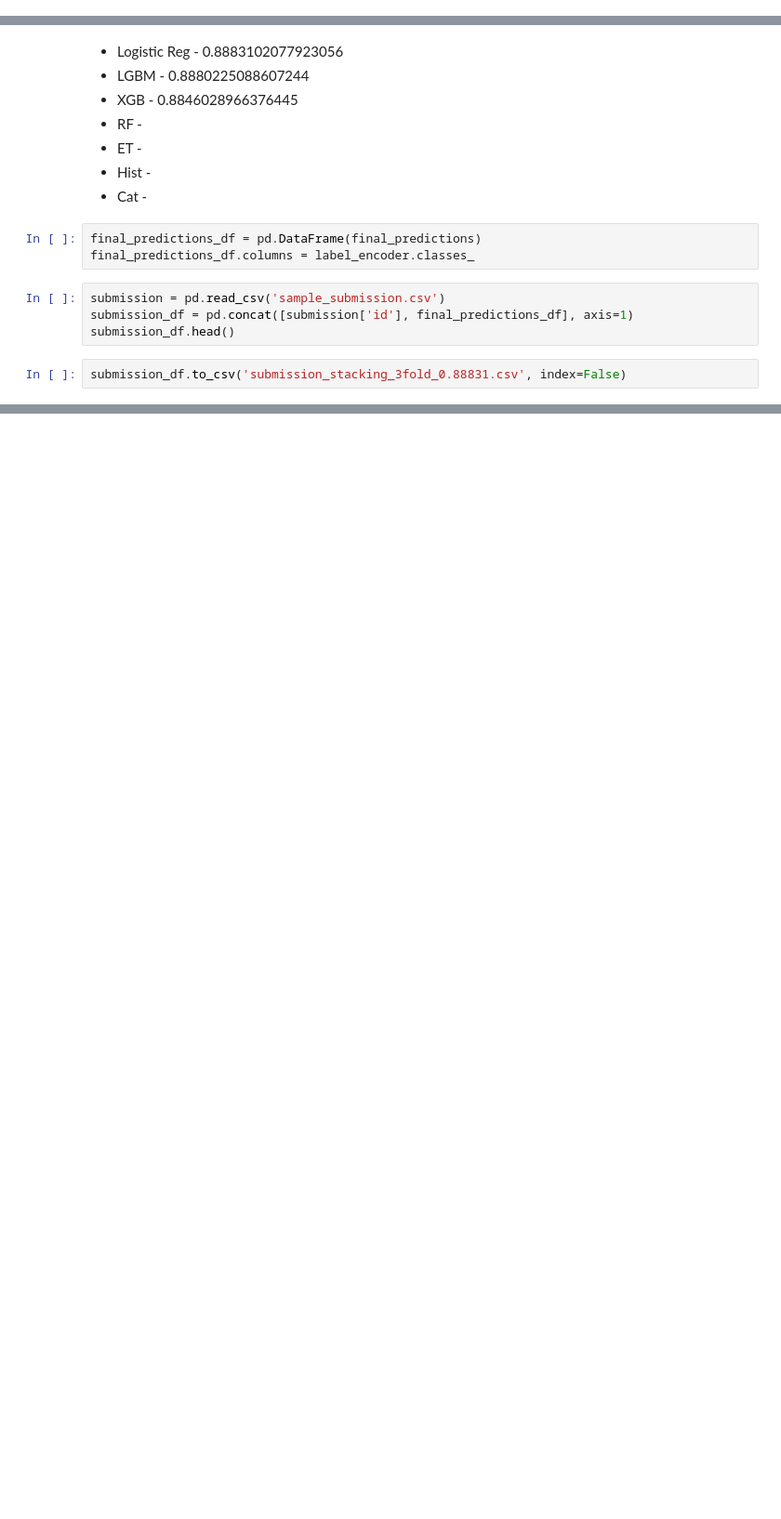
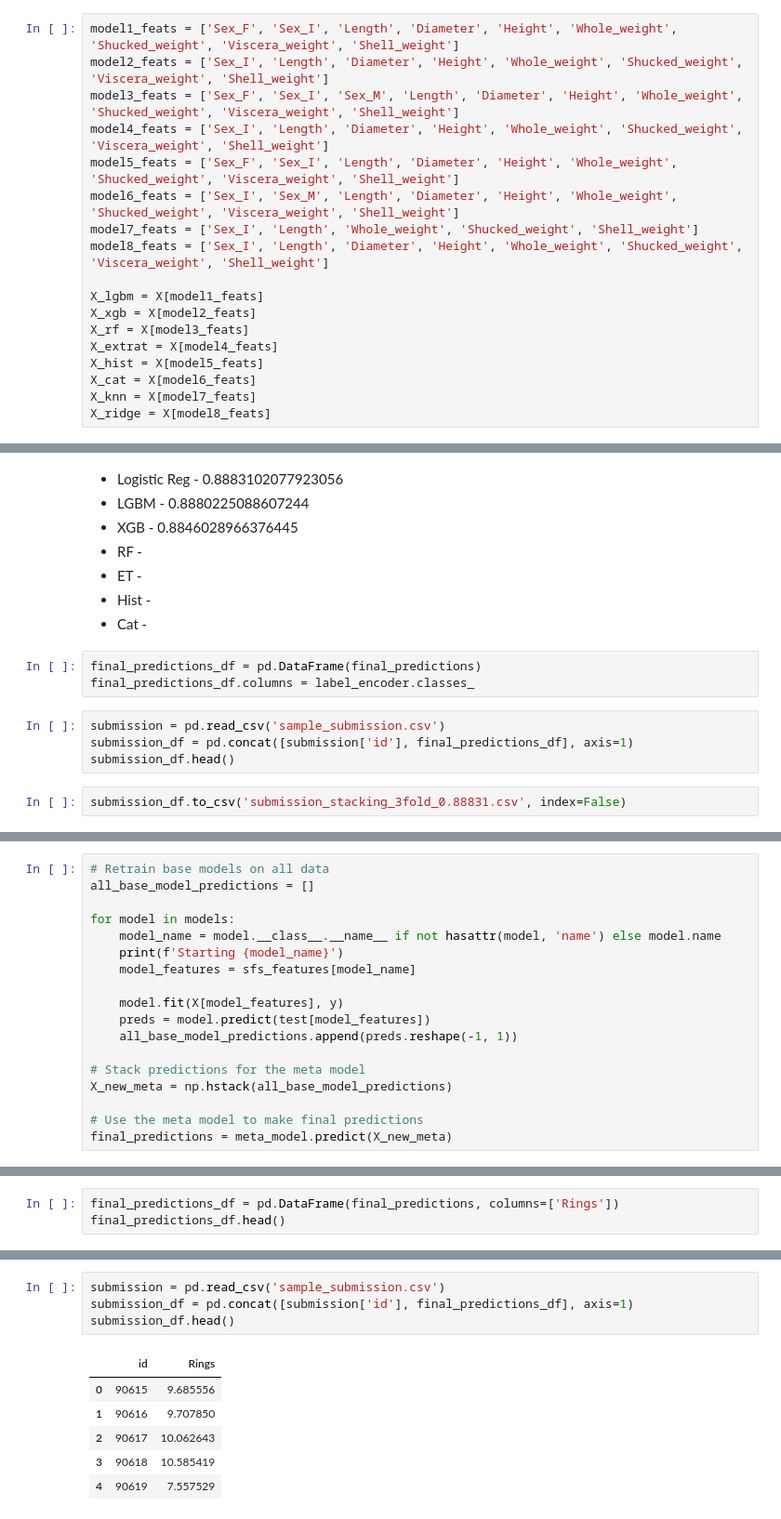
Before and after one commit to hardboyvino/kaggle_competition, a Jupyter notebook: playground_4.4/models.ipynb, the cells around one changed output, grey strips where cells are left out. Shown at 93% size. Saved outputs shown, nothing was run; the diff lists cells and outputs as text; blank space fills up the shorter version.

```diff
--- a/playground_4.4/models.ipynb
+++ b/playground_4.4/models.ipynb
@@ -829,3 +700,21 @@ X_cat = X[model6_feats]
+# %%
+model1_feats = ['Sex_F', 'Sex_I', 'Length', 'Diameter', 'Height', 'Whole_weight', 'Shucked_weight', 'Viscera_weight', 'Shell_weight']
+model2_feats = ['Sex_I', 'Length', 'Diameter', 'Height', 'Whole_weight', 'Shucked_weight', 'Viscera_weight', 'Shell_weight']
+model3_feats = ['Sex_F', 'Sex_I', 'Sex_M', 'Length', 'Diameter', 'Height', 'Whole_weight', 'Shucked_weight', 'Viscera_weight', 'Shell_weight']
+model4_feats = ['Sex_I', 'Length', 'Diameter', 'Height', 'Whole_weight', 'Shucked_weight', 'Viscera_weight', 'Shell_weight']
+model5_feats = ['Sex_F', 'Sex_I', 'Length', 'Diameter', 'Height', 'Whole_weight', 'Shucked_weight', 'Viscera_weight', 'Shell_weight']
+model6_feats = ['Sex_I', 'Sex_M', 'Length', 'Diameter', 'Height', 'Whole_weight', 'Shucked_weight', 'Viscera_weight', 'Shell_weight']
+model7_feats = ['Sex_I', 'Length', 'Whole_weight', 'Shucked_weight', 'Shell_weight']
+model8_feats = ['Sex_I', 'Length', 'Diameter', 'Height', 'Whole_weight', 'Shucked_weight', 'Viscera_weight', 'Shell_weight']
+
+X_lgbm = X[model1_feats]
+X_xgb = X[model2_feats]
+X_rf = X[model3_feats]
+X_extrat = X[model4_feats]
+X_hist = X[model5_feats]
+X_cat = X[model6_feats]
+X_knn = X[model7_feats]
+X_ridge = X[model8_feats]
 # %% [markdown]
 # Hyperparameter Tuning
 # %% [markdown]
@@ -1934,0 +1963,18 @@ submission_df.to_csv('submission_stacking_3fold_0.88831.csv', index=False)
+# %%
+# Retrain base models on all data
+all_base_model_predictions = []
+
+for model in models:
+    model_name = model.__class__.__name__ if not hasattr(model, 'name') else model.name
+    print(f'Starting {model_name}')
+    model_features = sfs_features[model_name]
+
+    model.fit(X[model_features], y)
+    preds = model.predict(test[model_features])
+    all_base_model_predictions.append(preds.reshape(-1, 1))
+
+# Stack predictions for the meta model
+X_new_meta = np.hstack(all_base_model_predictions)
+
+# Use the meta model to make final predictions
+final_predictions = meta_model.predict(X_new_meta)
@@ -1934,0 +2027,3 @@ submission_df.to_csv('submission_stacking_3fold_0.88831.csv', index=False)
+# %%
+final_predictions_df = pd.DataFrame(final_predictions, columns=['Rings'])
+final_predictions_df.head()
@@ -1934,0 +2037,11 @@ submission_df.to_csv('submission_stacking_3fold_0.88831.csv', index=False)
+# %%
+submission = pd.read_csv('sample_submission.csv')
+submission_df = pd.concat([submission['id'], final_predictions_df], axis=1)
+submission_df.head()
+# %% [output]
+|  | id | Rings |
+| 0 | 90615 | 9.685556 |
+| 1 | 90616 | 9.707850 |
+| 2 | 90617 | 10.062643 |
+| 3 | 90618 | 10.585419 |
+| 4 | 90619 | 7.557529 |
```
Also changed, not shown: parts of 46 cells of this notebook.
